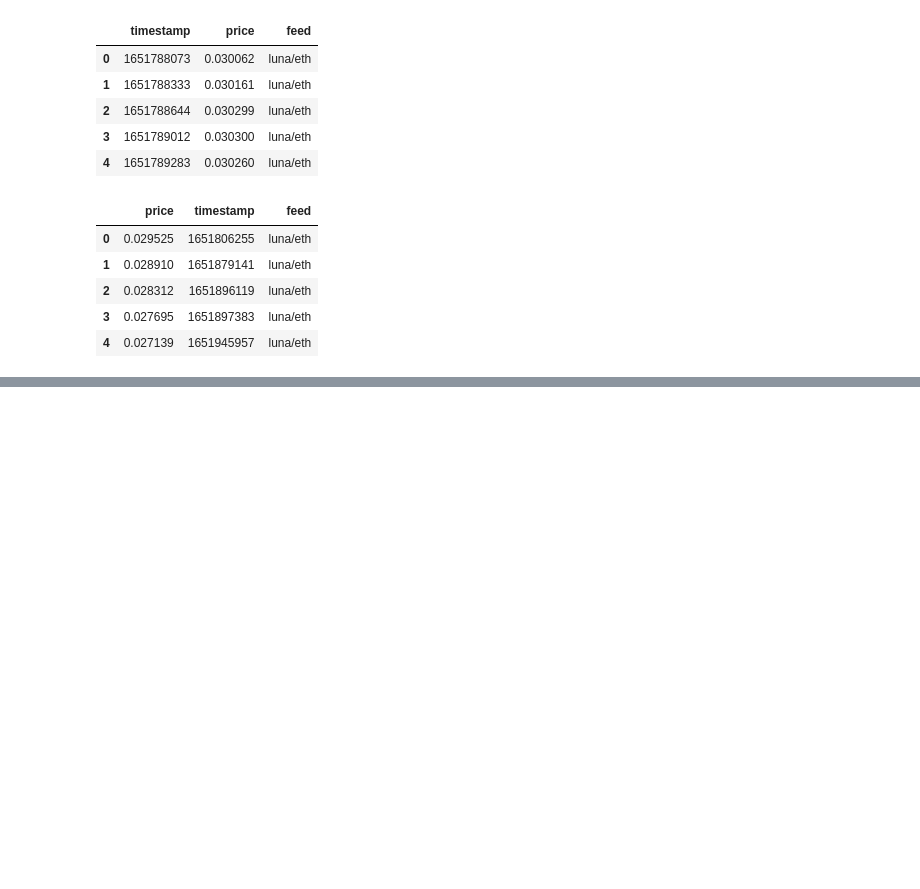
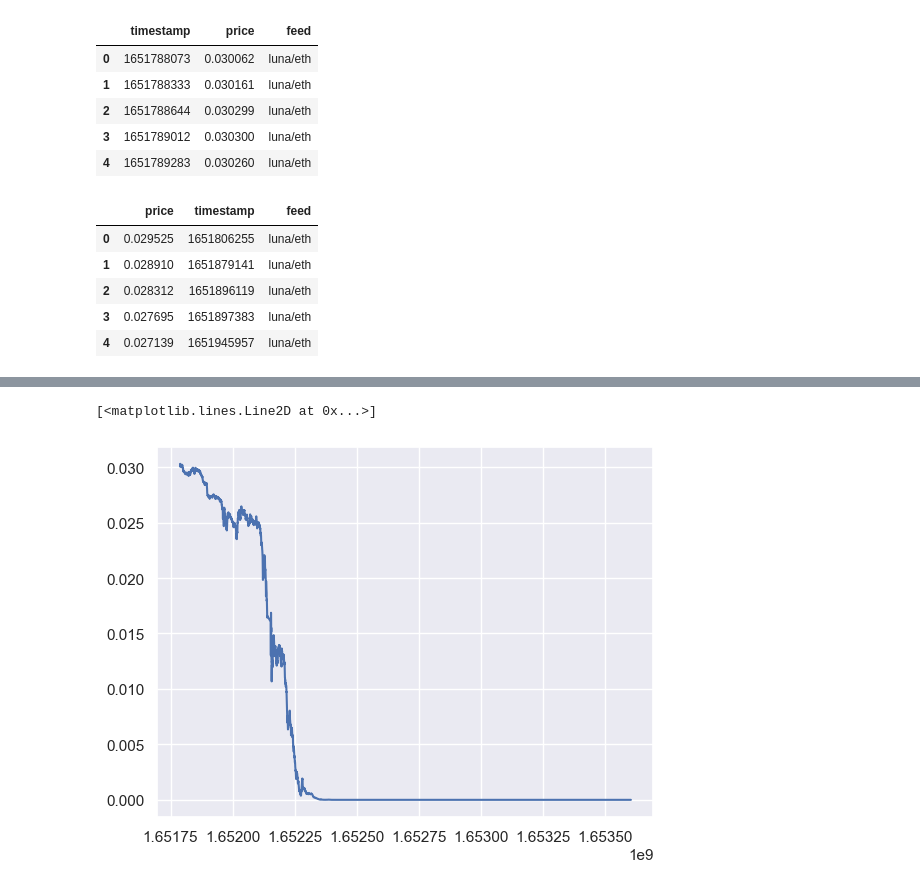
Before and after one commit to ExoMonk/oracle-benchmark, a Jupyter notebook: notebook.ipynb, the cells around one changed output, grey strips where cells are left out. Saved outputs shown, nothing was run; the diff lists cells and outputs as text; code cells hidden in the pictures; blank space fills up the shorter version.

```diff
--- a/notebook.ipynb
+++ b/notebook.ipynb
@@ -112,0 +138,5 @@ CLLoader.price_feeds.head()
+# %%
+plt.plot(ENLoader.price_feeds['timestamp'], ENLoader.price_feeds['price'])
+# %% [output]
+[<matplotlib.lines.Line2D at 0x...>]
+[figure, added]
```
Also changed, not shown: parts of 4 cells of this notebook.
